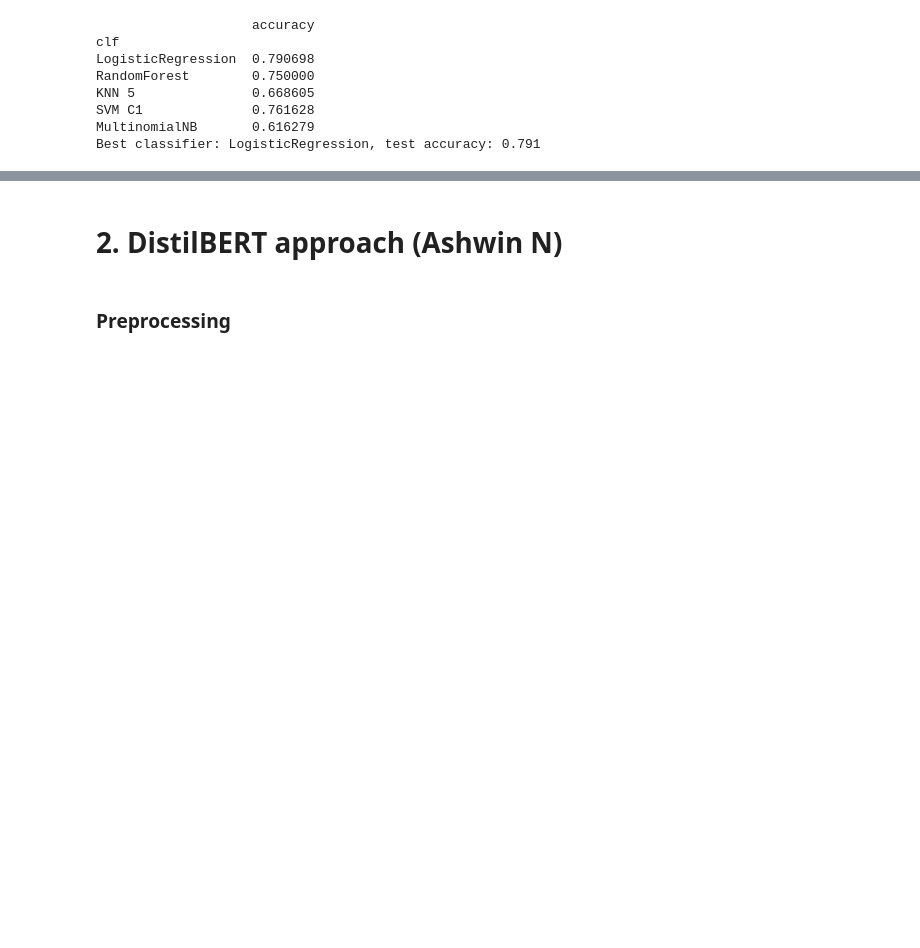
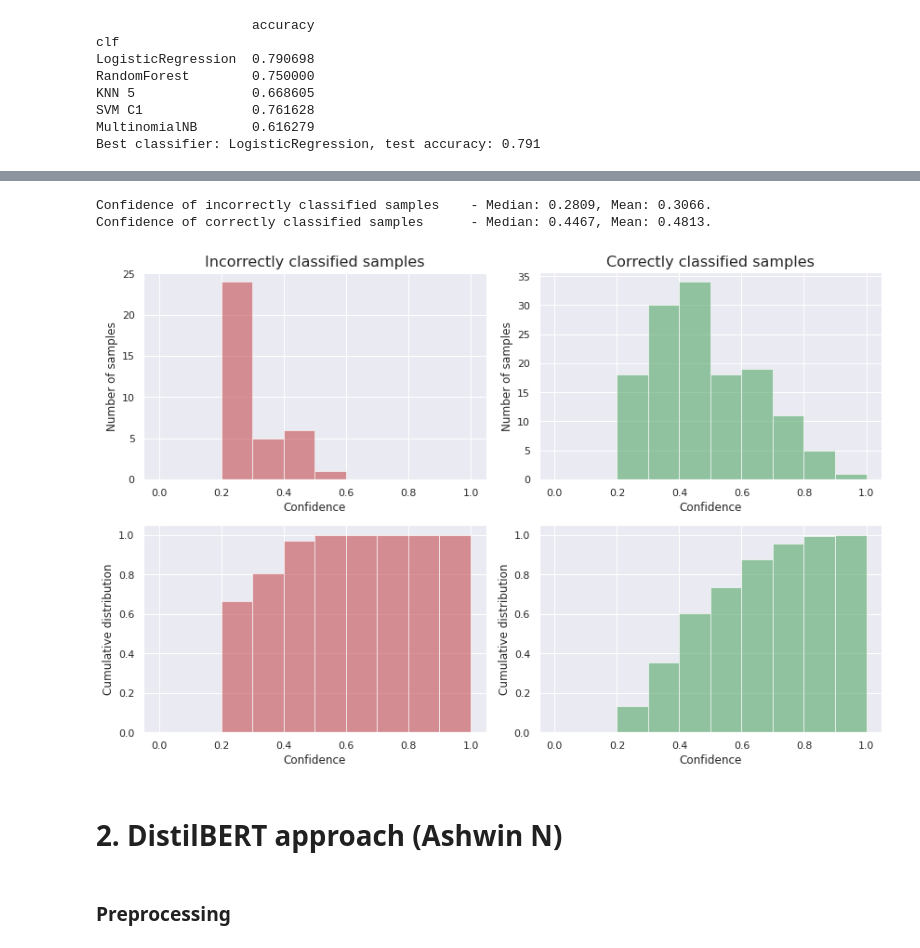
Before and after one commit to hmatzner/text-classification, a Jupyter notebook: url_classification.ipynb, the cells around one changed output, grey strips where cells are left out. Saved outputs shown, nothing was run; the diff lists cells and outputs as text; code cells hidden in the pictures; blank space fills up the shorter version.

```diff
--- a/url_classification.ipynb
+++ b/url_classification.ipynb
@@ -1314,3 +1380,9 @@ misclassified_df.loc[true_index, 'cleaned_lemmatized_text']
+# %%
+plot_distribution_of_confidences(y_test, y_pred, y_probs)
+# %% [output]
+Confidence of incorrectly classified samples    - Median: 0.2809, Mean: 0.3066.
+Confidence of correctly classified samples      - Median: 0.4467, Mean: 0.4813.
+[figure, added]
 # %% [markdown]
 # 2. DistilBERT approach (Ashwin N)
 # %% [markdown]
```
Also changed, not shown: parts of 125 cells of this notebook.
